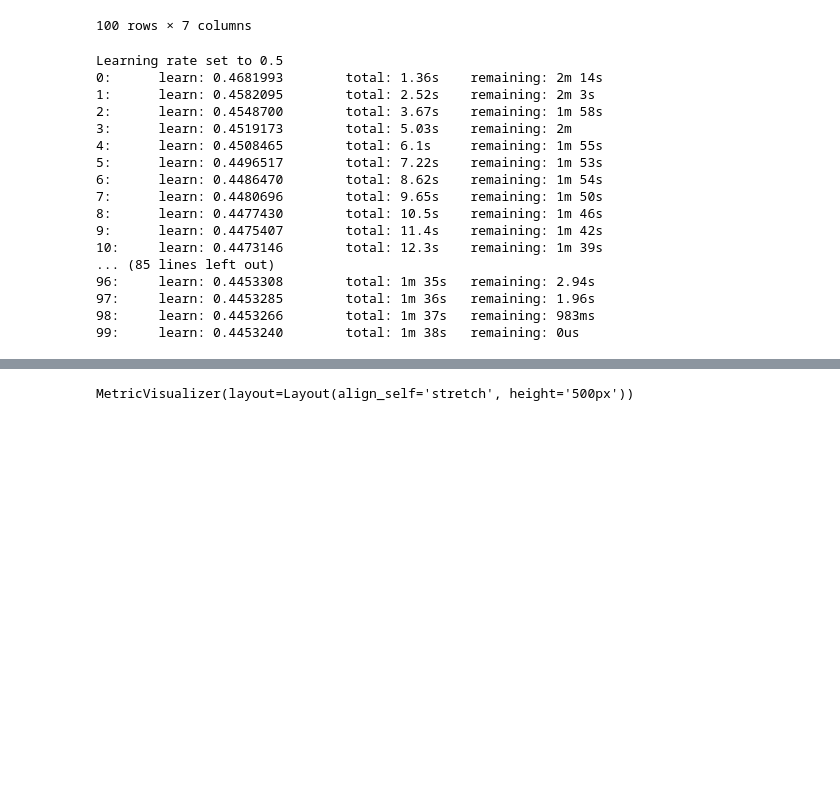
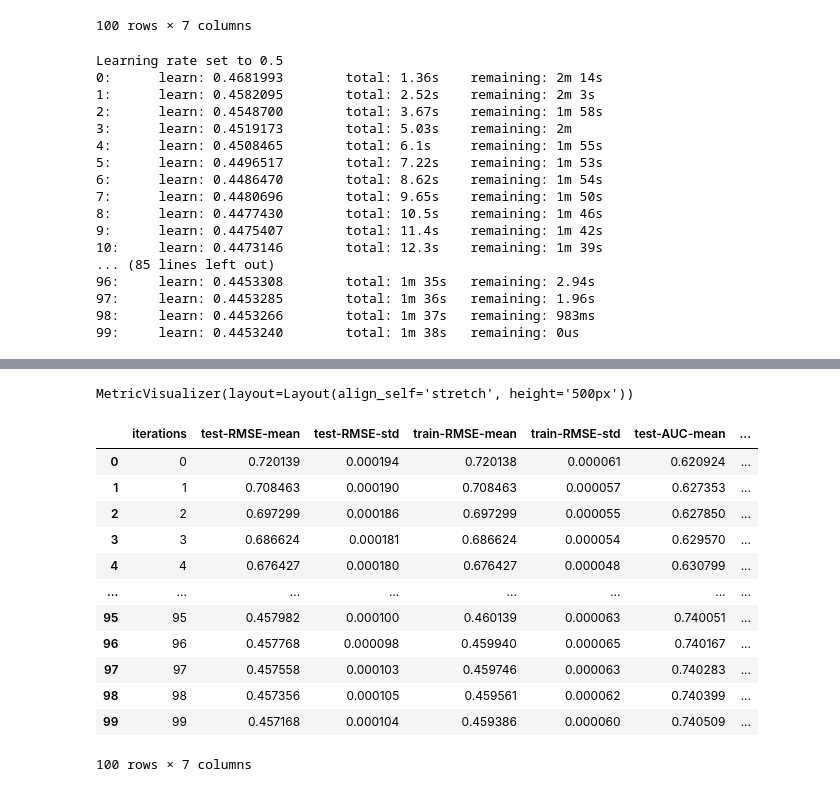
Before and after one commit to imka239/RecSys, a Jupyter notebook: RecSys2_part2.ipynb, the cells around one changed output, grey strips where cells are left out. Drawn from its saved outputs; the diff is of its cells as text; code cells hidden in the pictures; blank space fills up the shorter version.

```diff
--- a/RecSys2_part2.ipynb
+++ b/RecSys2_part2.ipynb
@@ -219,42 +233,55 @@ cv_dataset = Pool(data=X,
                   label=Y,
                   cat_features = paramparam)
 
-model = CatBoostRegressor(task_type='CPU', loss_function='RMSE', iterations=100)
+model = CatBoostRegressor(task_type='CPU', loss_function='RMSE', iterations=400)
 model.fit(cv_dataset)
 #model = CatBoostClassifier(iterations=1000, learning_rate=1e-5, depth=4, cat_features = ["msno", "song_id", "source_system_tab", "source_screen_name", "source_type", "gender"])
 #model.fit(X, Y)
 
-params = {"iterations": 100,
+params = {"iterations": 400,
           "depth": 2,
           "loss_function": "RMSE",
           "verbose": False,
           "custom_metric": 'AUC'}
 
 
 scores1 = cv(cv_dataset,
             params,
             fold_count=4,
             shuffle=True,
             plot=True)
 
 scores1
 # %% [output]
 Learning rate set to 0.5
 0:      learn: 0.4681993        total: 1.36s    remaining: 2m 14s
 1:      learn: 0.4582095        total: 2.52s    remaining: 2m 3s
 2:      learn: 0.4548700        total: 3.67s    remaining: 1m 58s
 3:      learn: 0.4519173        total: 5.03s    remaining: 2m
 4:      learn: 0.4508465        total: 6.1s     remaining: 1m 55s
 5:      learn: 0.4496517        total: 7.22s    remaining: 1m 53s
 6:      learn: 0.4486470        total: 8.62s    remaining: 1m 54s
 7:      learn: 0.4480696        total: 9.65s    remaining: 1m 50s
 8:      learn: 0.4477430        total: 10.5s    remaining: 1m 46s
 9:      learn: 0.4475407        total: 11.4s    remaining: 1m 42s
 10:     learn: 0.4473146        total: 12.3s    remaining: 1m 39s
 ... (85 lines left out)
 96:     learn: 0.4453308        total: 1m 35s   remaining: 2.94s
 97:     learn: 0.4453285        total: 1m 36s   remaining: 1.96s
 98:     learn: 0.4453266        total: 1m 37s   remaining: 983ms
 99:     learn: 0.4453240        total: 1m 38s   remaining: 0us
 [interactive output not drawn]
 MetricVisualizer(layout=Layout(align_self='stretch', height='500px'))
+|  | iterations | test-RMSE-mean | test-RMSE-std | train-RMSE-mean | train-RMSE-std | test-AUC-mean | ... |
+| 0 | 0 | 0.720139 | 0.000194 | 0.720138 | 0.000061 | 0.620924 | ... |
+| 1 | 1 | 0.708463 | 0.000190 | 0.708463 | 0.000057 | 0.627353 | ... |
+| 2 | 2 | 0.697299 | 0.000186 | 0.697299 | 0.000055 | 0.627850 | ... |
+| 3 | 3 | 0.686624 | 0.000181 | 0.686624 | 0.000054 | 0.629570 | ... |
+| 4 | 4 | 0.676427 | 0.000180 | 0.676427 | 0.000048 | 0.630799 | ... |
+| ... | ... | ... | ... | ... | ... | ... | ... |
+| 95 | 95 | 0.457982 | 0.000100 | 0.460139 | 0.000063 | 0.740051 | ... |
+| 96 | 96 | 0.457768 | 0.000098 | 0.459940 | 0.000065 | 0.740167 | ... |
+| 97 | 97 | 0.457558 | 0.000103 | 0.459746 | 0.000063 | 0.740283 | ... |
+| 98 | 98 | 0.457356 | 0.000105 | 0.459561 | 0.000062 | 0.740399 | ... |
+| 99 | 99 | 0.457168 | 0.000104 | 0.459386 | 0.000060 | 0.740509 | ... |
+100 rows × 7 columns
```
Also changed, not shown: parts of 8 cells of this notebook, 1 other file.
